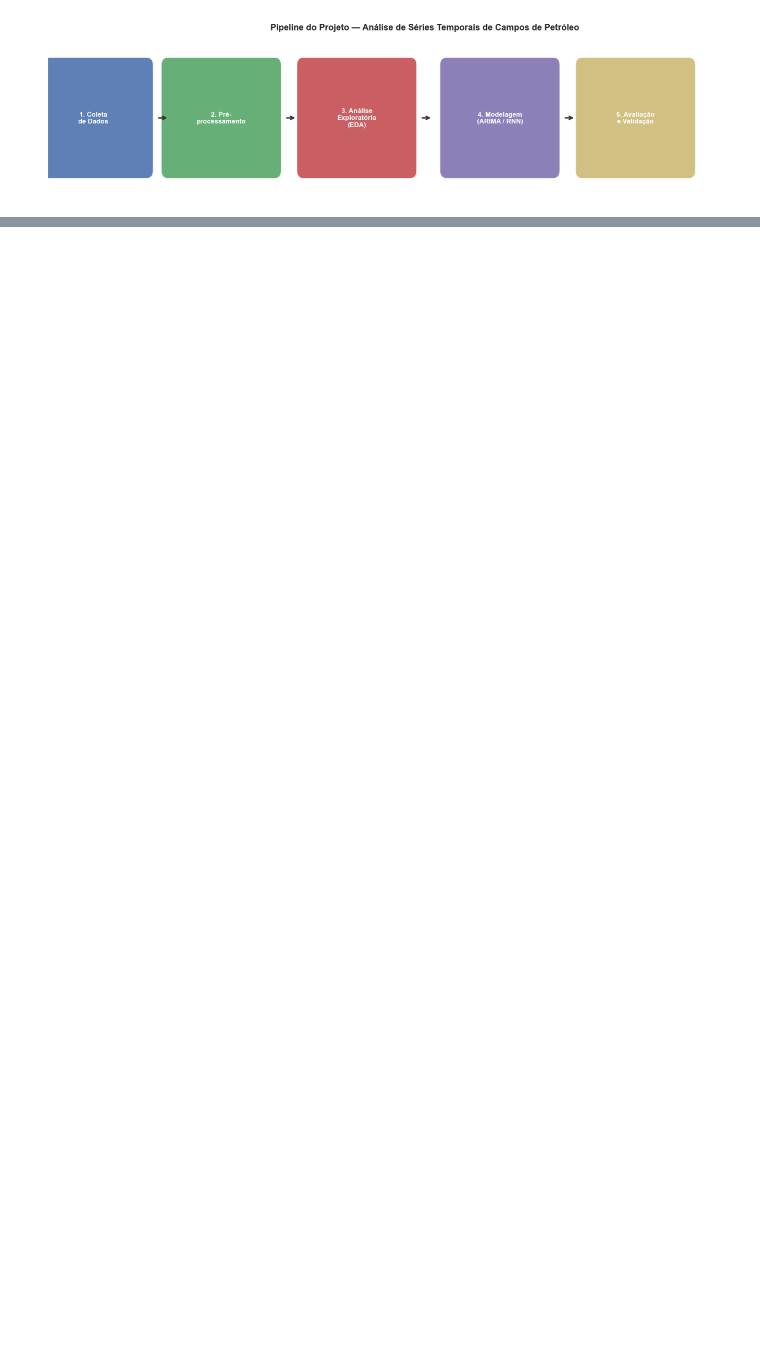
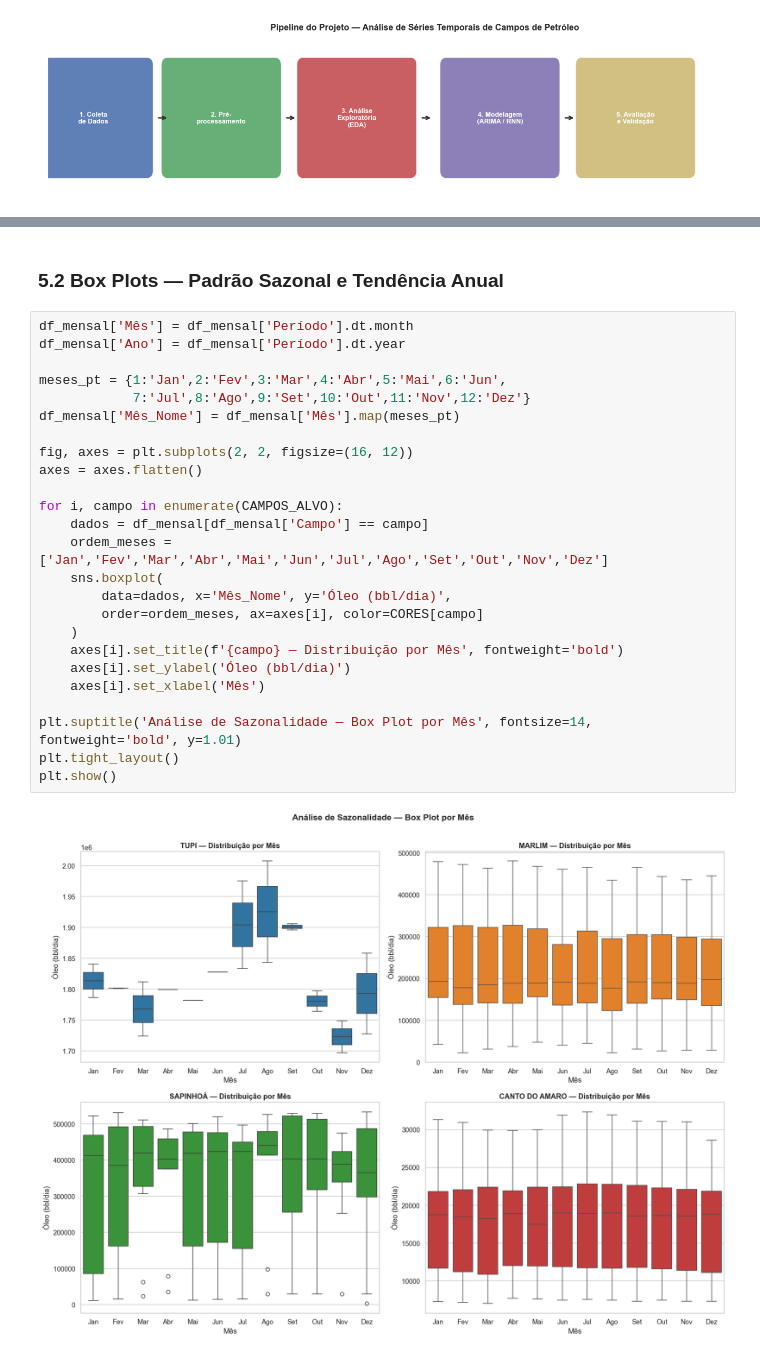
Before and after one commit to felipefagion/projeto_analise_ST_campos_de_petroleo, a Jupyter notebook: Projeto/documento.ipynb, the cells around one changed output, grey strips where cells are left out. Saved outputs shown, nothing was run; the diff lists cells and outputs as text; blank space fills up the shorter version.

```diff
--- a/Projeto/documento.ipynb
+++ b/Projeto/documento.ipynb
@@ -74,0 +355,29 @@ O diagrama abaixo descreve as etapas do processo de ciência de dados aplicado a
+# %% [markdown]
+### 5.2 Box Plots — Padrão Sazonal e Tendência Anual
+# %%
+df_mensal['Mês'] = df_mensal['Período'].dt.month
+df_mensal['Ano'] = df_mensal['Período'].dt.year
+
+meses_pt = {1:'Jan',2:'Fev',3:'Mar',4:'Abr',5:'Mai',6:'Jun',
+            7:'Jul',8:'Ago',9:'Set',10:'Out',11:'Nov',12:'Dez'}
+df_mensal['Mês_Nome'] = df_mensal['Mês'].map(meses_pt)
+
+fig, axes = plt.subplots(2, 2, figsize=(16, 12))
+axes = axes.flatten()
+
+for i, campo in enumerate(CAMPOS_ALVO):
+    dados = df_mensal[df_mensal['Campo'] == campo]
+    ordem_meses = ['Jan','Fev','Mar','Abr','Mai','Jun','Jul','Ago','Set','Out','Nov','Dez']
+    sns.boxplot(
+        data=dados, x='Mês_Nome', y='Óleo (bbl/dia)',
+        order=ordem_meses, ax=axes[i], color=CORES[campo]
+    )
+    axes[i].set_title(f'{campo} — Distribuição por Mês', fontweight='bold')
+    axes[i].set_ylabel('Óleo (bbl/dia)')
+    axes[i].set_xlabel('Mês')
+
+plt.suptitle('Análise de Sazonalidade — Box Plot por Mês', fontsize=14, fontweight='bold', y=1.01)
+plt.tight_layout()
+plt.show()
+# %% [output]
+[figure, added]
```
Also changed, not shown: parts of 56 cells of this notebook.
